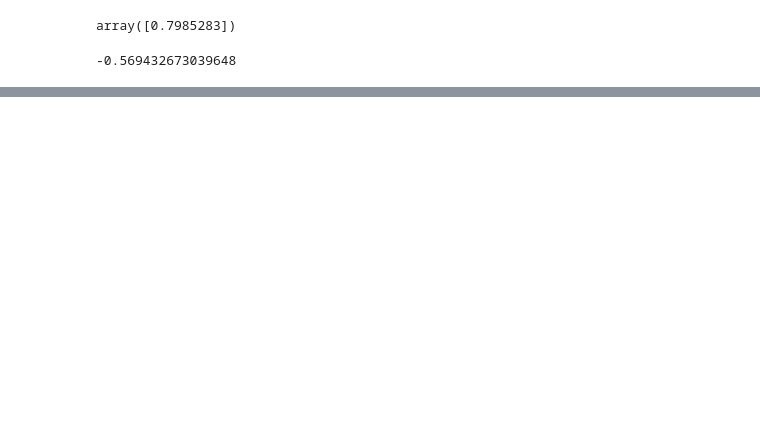
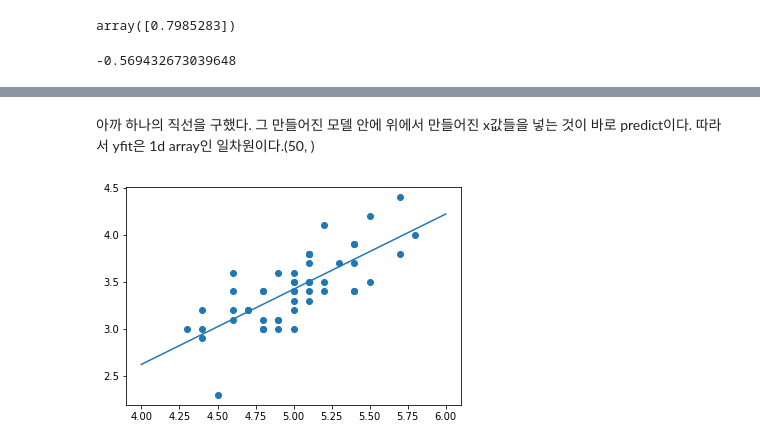
Before and after one commit to jinsu1214/class2022spring, a Jupyter notebook: 20220316.ipynb, the cells around one changed output, grey strips where cells are left out. Drawn from its saved outputs; the diff is of its cells as text; code cells hidden in the pictures; blank space fills up the shorter version.

```diff
--- a/20220316.ipynb
+++ b/20220316.ipynb
@@ -822,0 +825,3 @@ linspace(4,6)은
+# %%
+xfit = np.linspace(4,6)
+xfit
@@ -822,0 +839,10 @@ linspace(4,6)은
+# %%
+Xfit = xfit.reshape(-1,1)
+yfit = model.predict(Xfit)
+# %% [markdown]
+아까 하나의 직선을 구했다. 그 만들어진 모델 안에 위에서 만들어진 x값들을 넣는 것이 바로 predict이다. 따라서 yfit은 1d array인 일차원이다.(50, )
+# %%
+plt.scatter(x,y)
+plt.plot(xfit,yfit);
+# %% [output]
+[figure, added]
```
Also changed, not shown: parts of 20 cells of this notebook.
